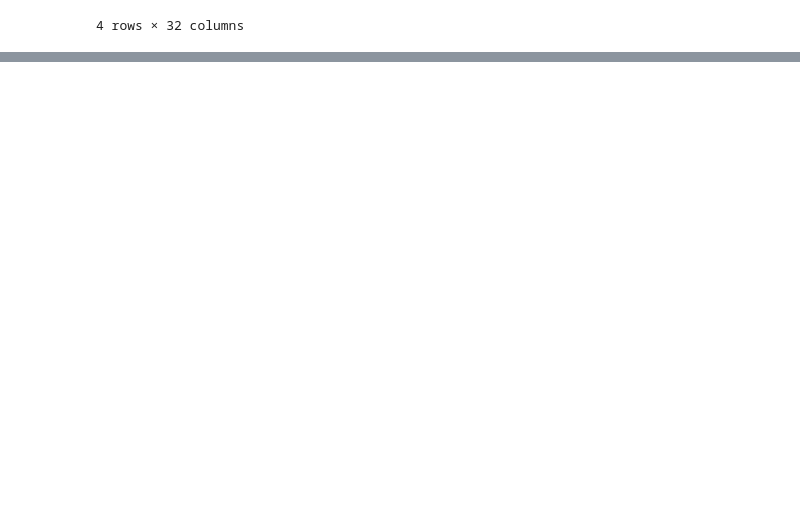
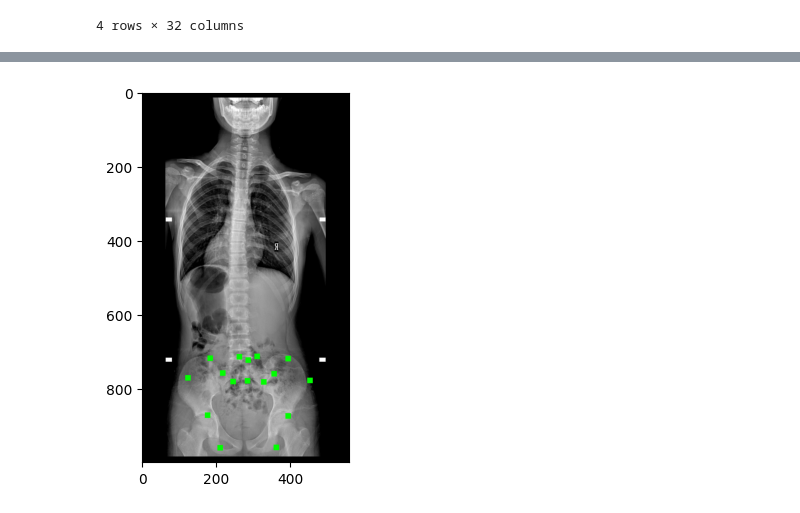
Before and after one commit to gibsonx/tf_skeleton, a Jupyter notebook: tf_keypoint_colab.ipynb, the cells around one changed output, grey strips where cells are left out. Drawn from its saved outputs; the diff is of its cells as text; code cells hidden in the pictures; blank space fills up the shorter version.

```diff
--- a/tf_keypoint_colab.ipynb
+++ b/tf_keypoint_colab.ipynb
@@ -321,0 +309,12 @@ model.summary()
+# %%
+model = tf.keras.models.Sequential()
+pretrained_model = ResNet50(input_shape=(height,width,3), include_top=False, weights='imagenet')
+pretrained_model.trainable = True
+
+model.add(Conv2D(3, (1,1), padding='same', input_shape=(height,width,3)))
+model.add(LeakyReLU(alpha=0.1))
+model.add(pretrained_model)
+model.add(GlobalAveragePooling2D())
+model.add(Dropout(0.1))
+model.add(Dense(32))
+model.summary()
@@ -322,8 +339,10 @@ model.summary()
 # %%
 # tf.keras.utils.plot_model(model, show_shapes=True)
 # %%
-model.compile(optimizer='adam',loss='mean_squared_error',metrics=['mae'])
+model.compile(optimizer='adam',loss='mean_squared_error',metrics=['mae','acc'])
 # %%
+epoch_num = 10
+
 checkpoint_path = "/content/drive/MyDrive/Dataset/aspine.ckpt"
 checkpoint_dir = os.path.dirname(checkpoint_path)
 
@@ -331,7 +350,7 @@ checkpoint_dir = os.path.dirname(checkpoint_path)
 cp_callback = tf.keras.callbacks.ModelCheckpoint(filepath=checkpoint_path,
                           save_weights_only=True,
                           verbose=1)
-                                                 verbose=1
+
 model.fit_generator(generator=training_generator,
                     validation_data=test_generator,
                     epochs=epoch_num,
@@ -357,6 +378,6 @@ model.fit_generator(generator=training_generator,
 # %%
-X_batch, [y_batch, _] = next(test_generator.__iter__())
-
-index = np.random.randint(0,32)
-
+X_batch, y_batch= next(test_generator.__iter__())
+X_batch, y_batch= next(test_generator.__iter__())
+X_batch, y_batch= next(test_generator.__iter__())
+X_batch, y_batch= next(test_generator.__iter__())
 predictions = model.predict(X_batch)
@@ -362,0 +386,6 @@ predictions = model.predict(X_batch)
+# %%
+index = np.random.randint(0,len(X_batch))
+X, Y = X_batch[index], predictions[index]
+show_tran_image(Y,X)
+# %% [output]
+[figure, added]
```
Also changed, not shown: parts of 14 cells of this notebook.
